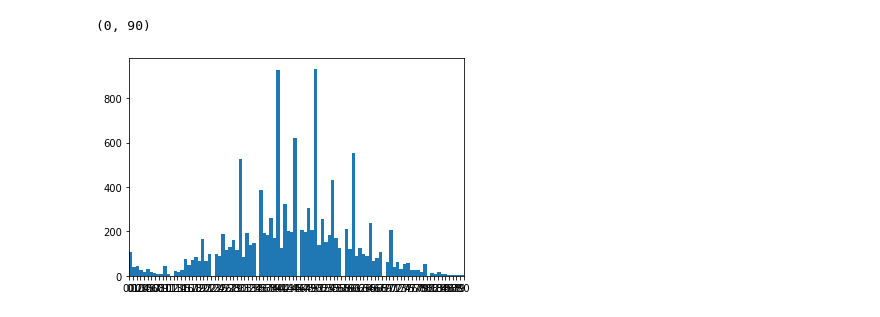
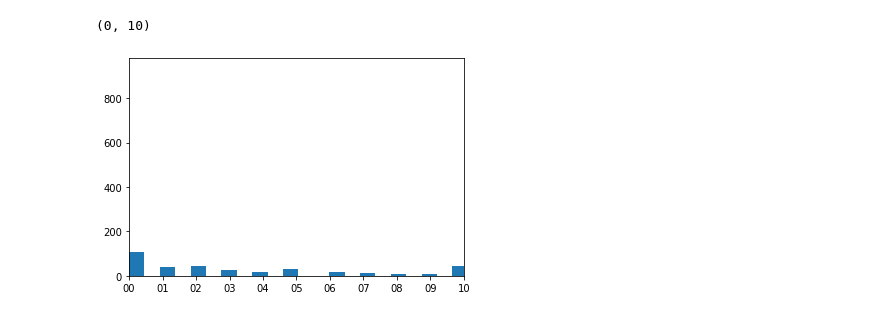
Before and after one commit to AlefeLucas/TopicosHipertensao, a Jupyter notebook: datas.ipynb, the cells around one changed output. Drawn from its saved outputs; the diff is of its cells as text; code cells hidden in the pictures.

```diff
--- a/datas.ipynb
+++ b/datas.ipynb
@@ -6,8 +6,8 @@ lista = ['50', '19', '33', '55', '56', '32', '40', '23', '58', '25', '56', '28',
 lista = sorted(lista)
 lista = pd.Series(lista)
 # %%
-plt.hist(lista, bins=100)
-plt.xlim([0, 90])
+plt.hist(lista, bins=200)
+plt.xlim([0, 10])
 # %% [output]
-(0, 90)
+(0, 10)
-[figure, old version]
+[figure, new version]
```
Also changed, not shown: parts of 2 cells of this notebook, 1 other file.
